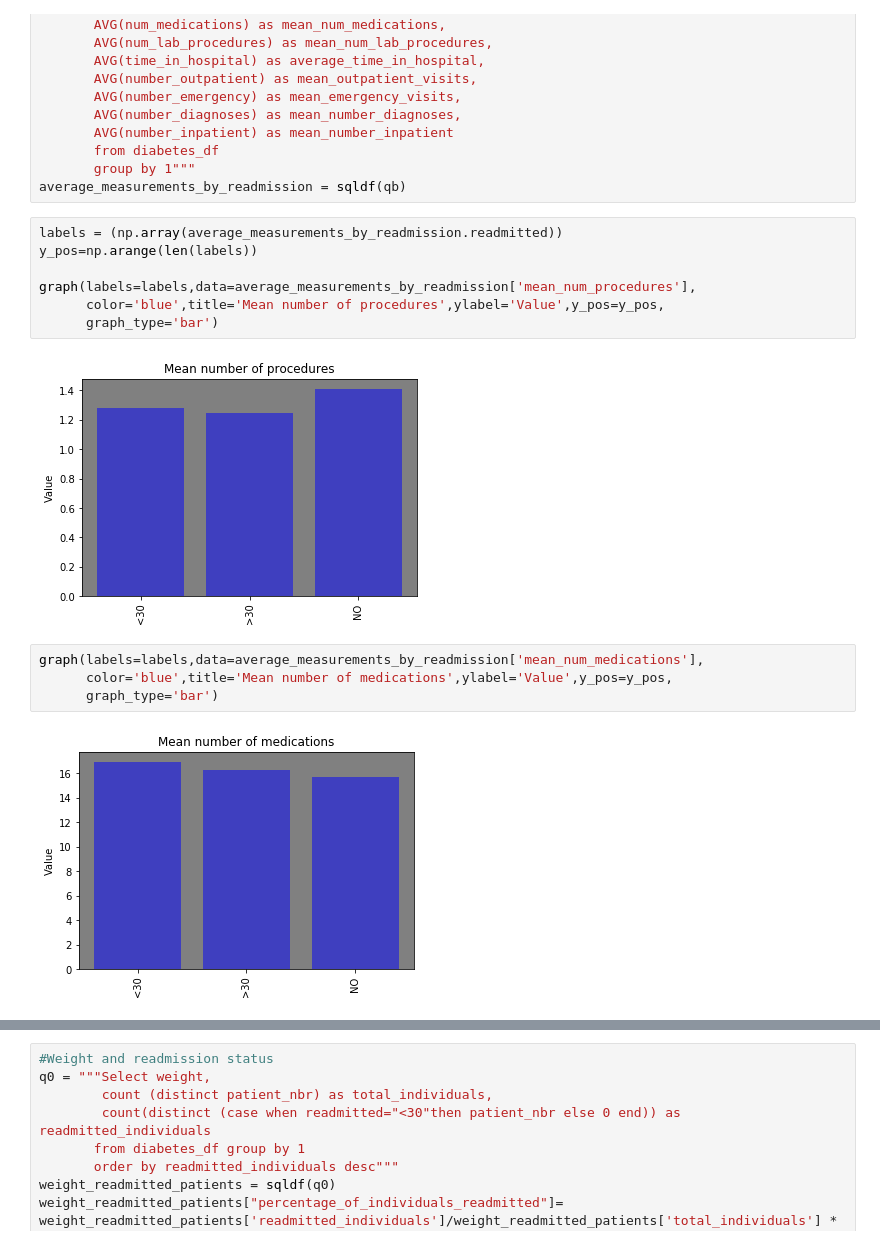
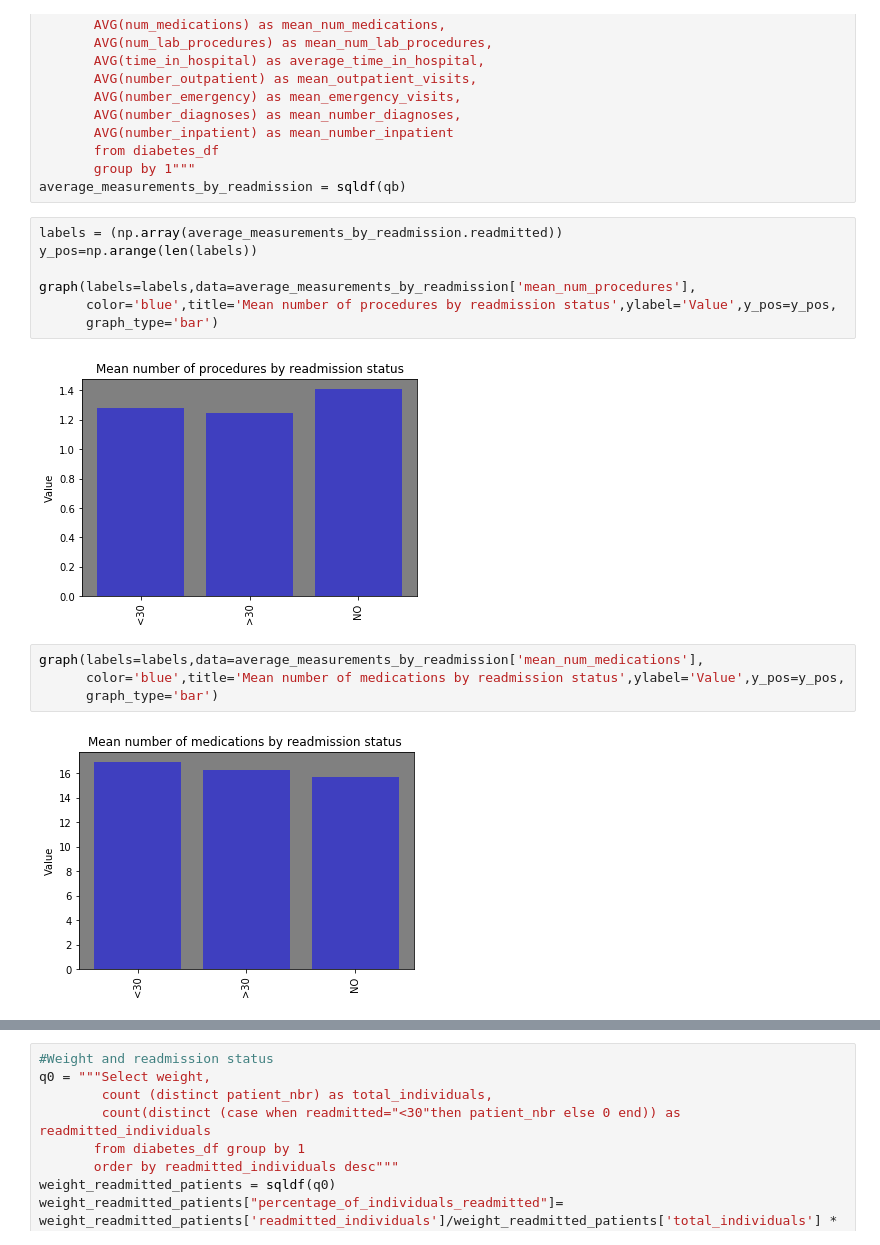
Before and after one commit to geoffkip/uci_diabetes, a Jupyter notebook: diabetes_analysis.ipynb, the cells around one changed output, grey strips where cells are left out. Drawn from its saved outputs; the diff is of its cells as text.

```diff
--- a/diabetes_analysis.ipynb
+++ b/diabetes_analysis.ipynb
@@ -338,17 +339,17 @@ average_measurements_by_readmission = sqldf(qb)
 # %%
 labels = (np.array(average_measurements_by_readmission.readmitted))
 y_pos=np.arange(len(labels))
 
 graph(labels=labels,data=average_measurements_by_readmission['mean_num_procedures'],
-      color='blue',title='Mean number of procedures',ylabel='Value',y_pos=y_pos,
+      color='blue',title='Mean number of procedures by readmission status',ylabel='Value',y_pos=y_pos,
       graph_type='bar')
 # %% [output]
-[figure, old version]
+[figure, new version]
 # %%
 graph(labels=labels,data=average_measurements_by_readmission['mean_num_medications'],
-      color='blue',title='Mean number of medications',ylabel='Value',y_pos=y_pos,
+      color='blue',title='Mean number of medications by readmission status',ylabel='Value',y_pos=y_pos,
       graph_type='bar')
 # %% [output]
-[figure, old version]
+[figure, new version]
 # %%
 graph(labels=labels,data=average_measurements_by_readmission['mean_num_lab_procedures'],
```
Also changed, not shown: parts of 8 cells of this notebook, 1 other file.
